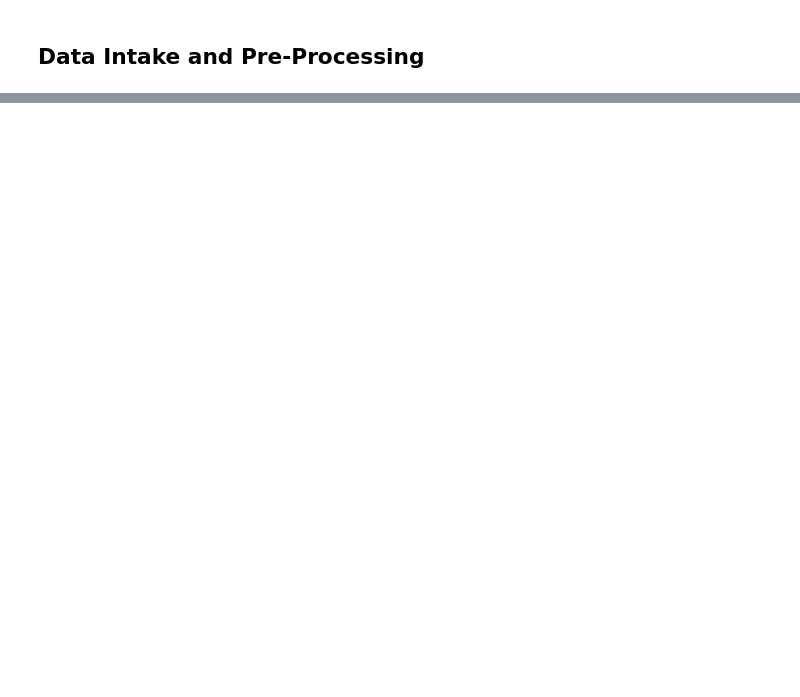
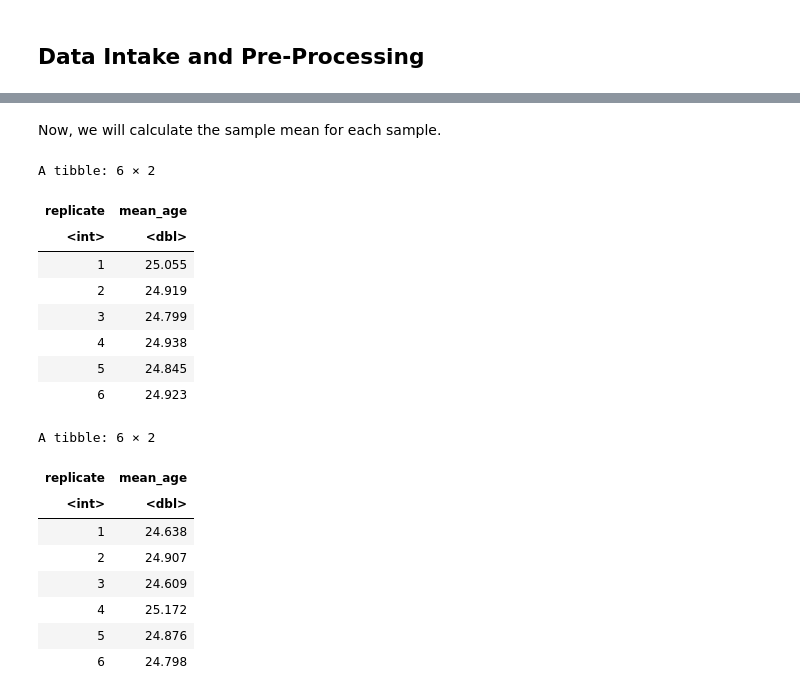
Before and after one commit to KevinSaigon/stat-201-project, a Jupyter notebook: project-proposal.ipynb, the cells around one changed output, grey strips where cells are left out. Saved outputs shown, nothing was run; the diff lists cells and outputs as text; code cells hidden in the pictures; blank space fills up the shorter version.

```diff
--- a/project-proposal.ipynb
+++ b/project-proposal.ipynb
@@ -112,0 +160,33 @@ length(unique(processed_df$ID)) == nrow(summer_df) + nrow(winter_df)
+# %% [markdown]
+Now, we will calculate the sample mean for each sample.
+# %%
+winter_resampled_means <- winter_bootstrap %>%
+    group_by(replicate) %>%
+    summarize(mean_age = mean(Age))
+
+summer_resampled_means <- summer_bootstrap %>%
+    group_by(replicate) %>%
+    summarize(mean_age = mean(Age))
+
+head(winter_resampled_means)
+head(summer_resampled_means)
+## TODO: CAN SOMEONE PLEASE FIND A WAY TO DISPLAY THESE TWO TABLES SIDE BY SIDE IT'S DRIVING ME NUTS
+# %% [output]
+A tibble: 6 × 2
+| replicate | mean_age |
+| <int> | <dbl> |
+| 1 | 25.055 |
+| 2 | 24.919 |
+| 3 | 24.799 |
+| 4 | 24.938 |
+| 5 | 24.845 |
+| 6 | 24.923 |
+A tibble: 6 × 2
+| replicate | mean_age |
+| <int> | <dbl> |
+| 1 | 24.638 |
+| 2 | 24.907 |
+| 3 | 24.609 |
+| 4 | 25.172 |
+| 5 | 24.876 |
+| 6 | 24.798 |
```
Also changed, not shown: parts of 23 cells of this notebook, 1 other file.
